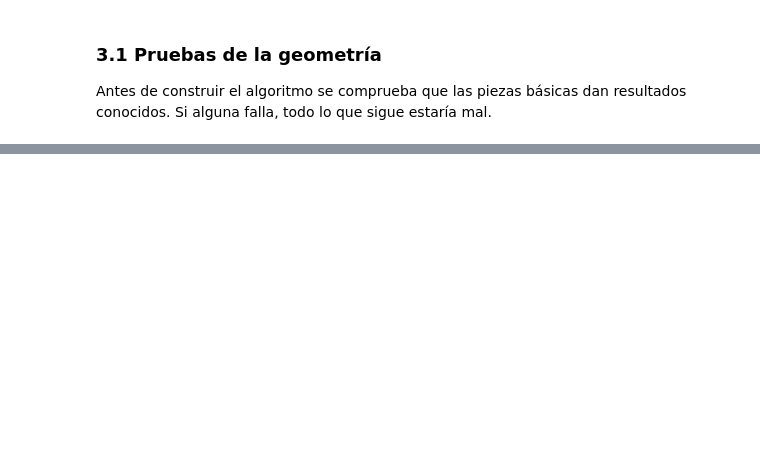
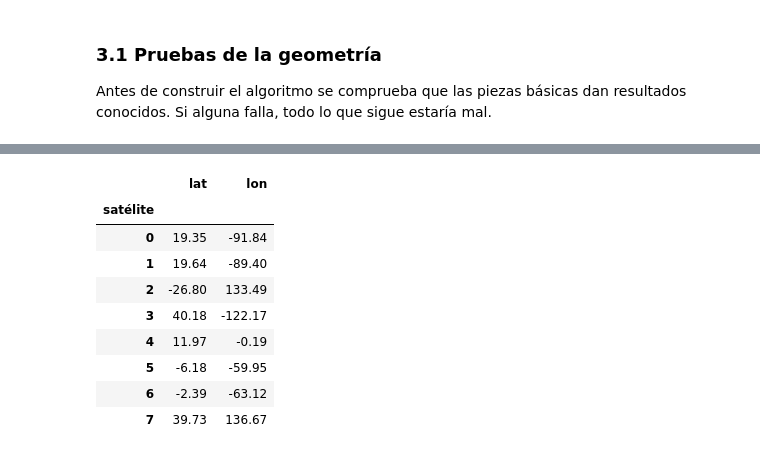
Before and after one commit to AlexRecaman/astroshield, a Jupyter notebook: astroshield.ipynb, the cells around one changed output, grey strips where cells are left out. Cells and saved outputs as stored; diff of their text form; code cells hidden in the pictures; blank space fills up the shorter version.

```diff
--- a/astroshield.ipynb
+++ b/astroshield.ipynb
@@ -321,0 +591,13 @@ print("Pruebas de geometría: OK")
+# %%
+tabla_satelites(res_etapa1["mejor"]["config"])
+# %% [output]
+|  | lat | lon |
+| satélite |  |  |
+| 0 | 19.35 | -91.84 |
+| 1 | 19.64 | -89.40 |
+| 2 | -26.80 | 133.49 |
+| 3 | 40.18 | -122.17 |
+| 4 | 11.97 | -0.19 |
+| 5 | -6.18 | -59.95 |
+| 6 | -2.39 | -63.12 |
+| 7 | 39.73 | 136.67 |
```
Also changed, not shown: parts of 15 cells of this notebook.
